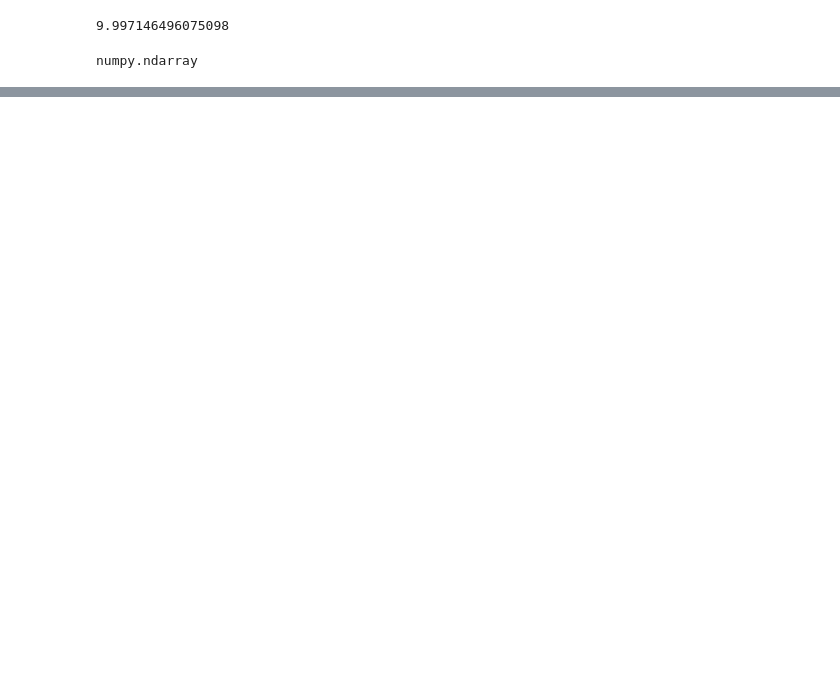
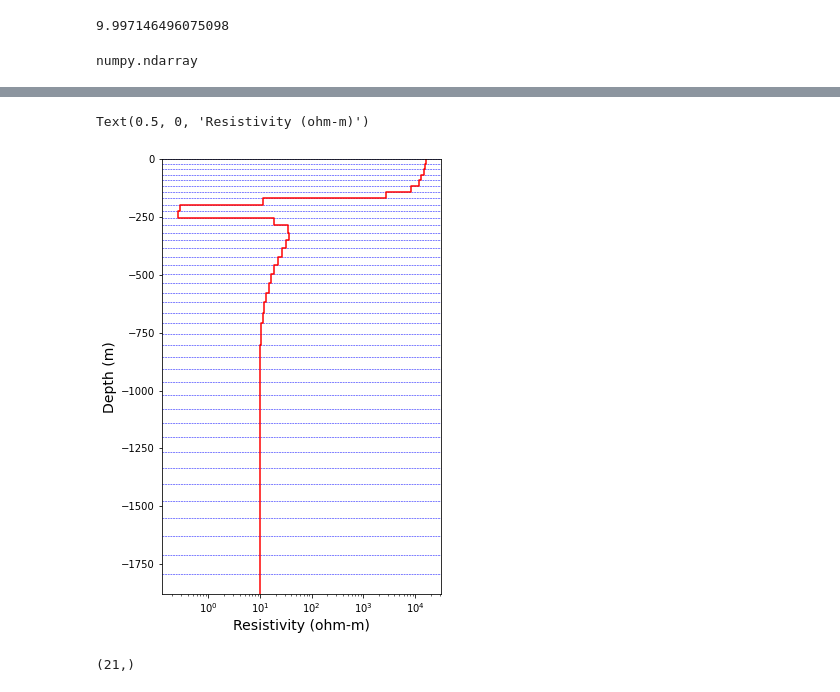
Before and after one commit to jc-barreto/SimPEG_Tests_Jenny, a Jupyter notebook: SimPEGEM1D VTEM data book.ipynb, the cells around one changed output, grey strips where cells are left out. Cells and saved outputs as stored; diff of their text form; code cells hidden in the pictures; blank space fills up the shorter version.

```diff
--- a/SimPEGEM1D VTEM data book.ipynb
+++ b/SimPEGEM1D VTEM data book.ipynb
@@ -160,0 +150,17 @@ print(d_true)
+# %%
+reg = Regularization.Tikhonov(
+    mesh1D,
+    mapping=Maps.IdentityMap(mesh1D),
+    alpha_s=1e-3,
+    alpha_x=1.
+)
+opt = Optimization.InexactGaussNewton(maxIter=50)
+opt.LSshorten = 0.5
+opt.remember('xc')
+
+invProb = InvProblem.BaseInvProblem(dmisfit, reg, opt)
+target = Directives.TargetMisfit()  # stop when we hit target misfit
+invProb.beta = 5.
+# betaest = Directives.BetaEstimate_ByEig(beta0_ratio=1e0)
+inv = Inversion.BaseInversion(invProb, directiveList=[target])
+# run the inversion
@@ -160,0 +187,13 @@ print(d_true)
+# %%
+fig, ax = plt.subplots(1,1, figsize=(5, 8))
+Utils1D.plotLayer(1./(expmap*mopt), mesh1D, showlayers=True, **{'color':'r'})
+plt.xlabel("Resistivity (ohm-m)")
+# Utils1D.plotLayer(expmap*invProb.l2model, mesh1D, showlayers=False, **{'color':'b', 'lw':1.})
+# %% [output]
+Text(0.5, 0, 'Resistivity (ohm-m)')
+[figure, added]
+# %%
+dpred = invProb.dpred
+dpred.shape
+# %% [output]
+(21,)
```
Also changed, not shown: parts of 15 cells of this notebook.
